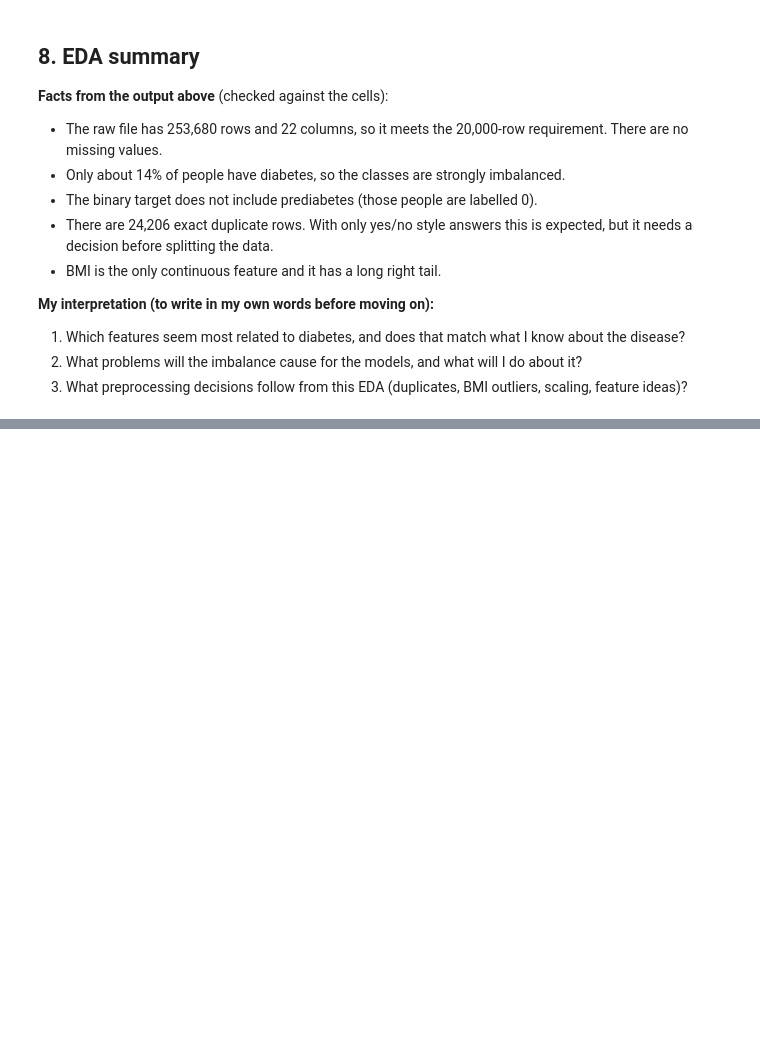
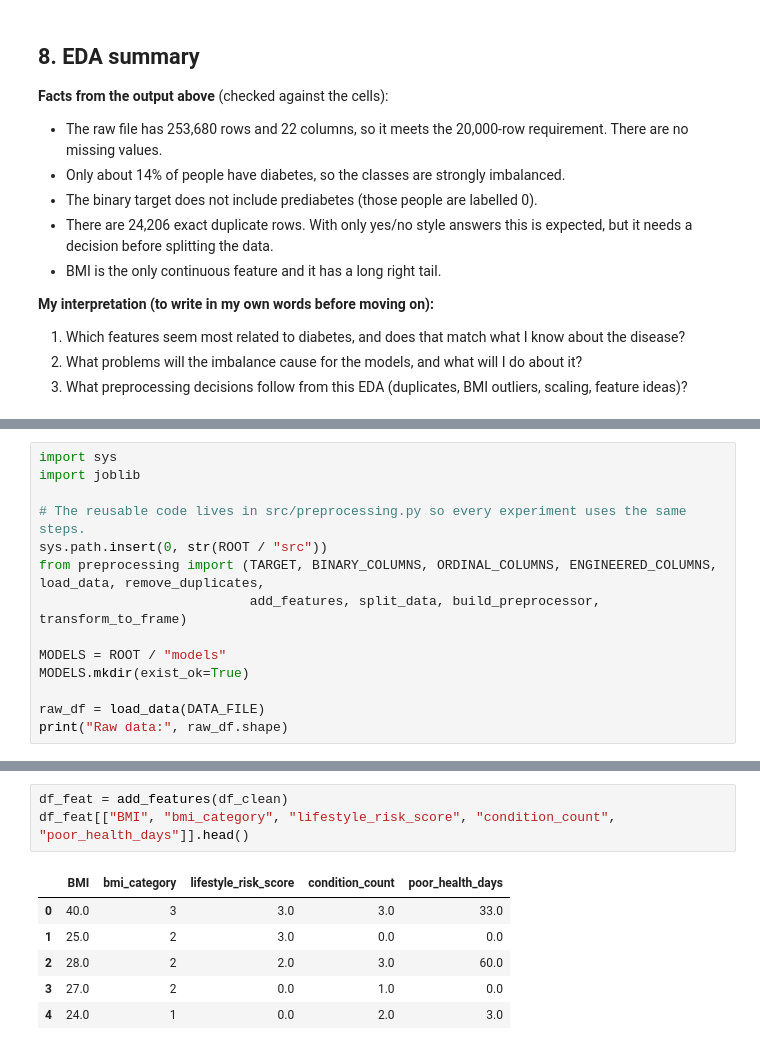
Before and after one commit to b-sandrine/summative_introduction_to_machine_learning, a Jupyter notebook: notebooks/diabetes_classification.ipynb, the cells around one changed output, grey strips where cells are left out. Saved outputs shown, nothing was run; the diff lists cells and outputs as text; blank space fills up the shorter version.

Commit message:
Added a preprocessing pipeline and feature engineering

```diff
--- a/notebooks/diabetes_classification.ipynb
+++ b/notebooks/diabetes_classification.ipynb
@@ -358,0 +376,14 @@ GenHlth    Income     -0.370
+# %%
+import sys
+import joblib
+
+# The reusable code lives in src/preprocessing.py so every experiment uses the same steps.
+sys.path.insert(0, str(ROOT / "src"))
+from preprocessing import (TARGET, BINARY_COLUMNS, ORDINAL_COLUMNS, ENGINEERED_COLUMNS, load_data, remove_duplicates,
+                           add_features, split_data, build_preprocessor, transform_to_frame)
+
+MODELS = ROOT / "models"
+MODELS.mkdir(exist_ok=True)
+
+raw_df = load_data(DATA_FILE)
+print("Raw data:", raw_df.shape)
@@ -358,0 +440,10 @@ GenHlth    Income     -0.370
+# %%
+df_feat = add_features(df_clean)
+df_feat[["BMI", "bmi_category", "lifestyle_risk_score", "condition_count", "poor_health_days"]].head()
+# %% [output]
+|  | BMI | bmi_category | lifestyle_risk_score | condition_count | poor_health_days |
+| 0 | 40.0 | 3 | 3.0 | 3.0 | 33.0 |
+| 1 | 25.0 | 2 | 3.0 | 0.0 | 0.0 |
+| 2 | 28.0 | 2 | 2.0 | 3.0 | 60.0 |
+| 3 | 27.0 | 2 | 0.0 | 1.0 | 0.0 |
+| 4 | 24.0 | 1 | 0.0 | 2.0 | 3.0 |
```
Also changed, not shown: parts of 20 cells of this notebook, 2 other files.
